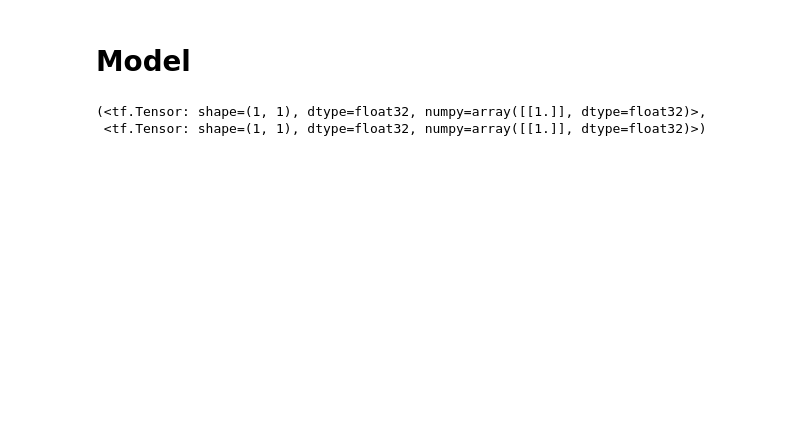
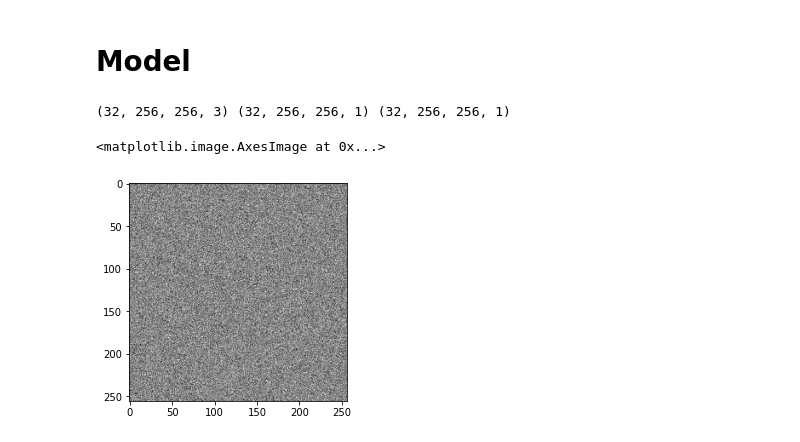
Before and after one commit to stanfidb/kaggle, a Jupyter notebook: starfish.ipynb, the cells around one changed output. Drawn from its saved outputs; the diff is of its cells as text; code cells hidden in the pictures; blank space fills up the shorter version.

```diff
--- a/starfish.ipynb
+++ b/starfish.ipynb
@@ -515,11 +392,26 @@ sample = next(iter(train_ds))
 # %%
 model = StarfishModel(basemodel)
 model.compile(keras.optimizers.Adam())
-# %%
-model(sample)
-# %% [output]
-(<tf.Tensor: shape=(1, 1), dtype=float32, numpy=array([[1.]], dtype=float32)>,
- <tf.Tensor: shape=(1, 1), dtype=float32, numpy=array([[1.]], dtype=float32)>)
+# %%
+focus_level = 0
+sigma = 50.0
+bsz = 32
+train_gen_ds = Dataset.from_generator(train_gen, args=[focus_level, sigma, bsz],
+                                      output_types=output_types,
+                                      output_shapes=output_shapes)
+train_gen_ds = train_gen_ds.repeat().batch(bsz)
+sample = next(iter(train_gen_ds))
+print(sample['image'].shape,
+      sample['base_mask'].shape,
+      sample['smooth_mask'].shape)
+# %% [output]
+(32, 256, 256, 3) (32, 256, 256, 1) (32, 256, 256, 1)
+# %%
+segmentation_map = model(sample['image'])
+plt.imshow(segmentation_map[0, ..., 0], cmap='gray')
+# %% [output]
+<matplotlib.image.AxesImage at 0x...>
+[figure, added]
 # %%
 model.train_step(sample)
 # %% [output]
```
Also changed, not shown: parts of 32 cells of this notebook.
